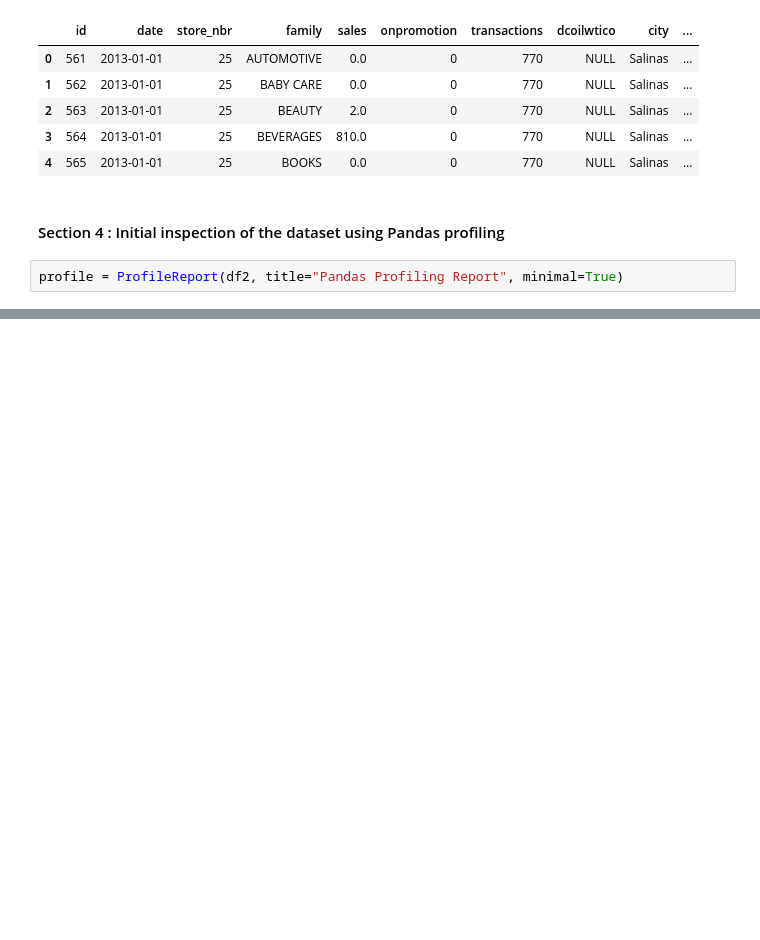
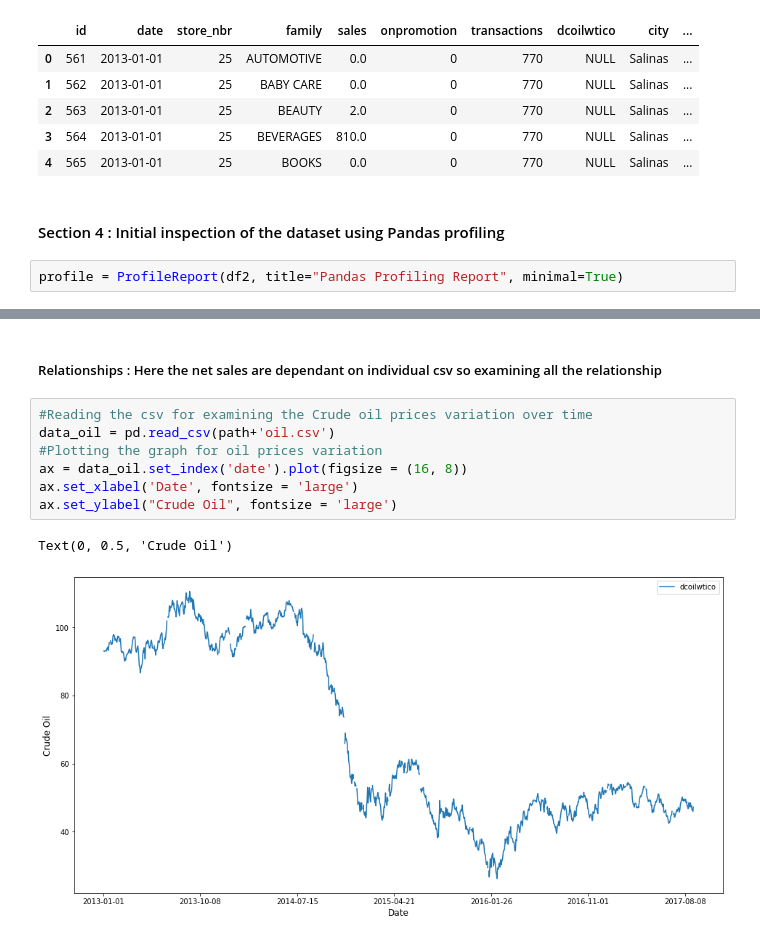
Before and after one commit to abroniewski/ML-test-repo, a Jupyter notebook: connectcsv.ipynb, the cells around one changed output, grey strips where cells are left out. Drawn from its saved outputs; the diff is of its cells as text; blank space fills up the shorter version.

```diff
--- a/connectcsv.ipynb
+++ b/connectcsv.ipynb
@@ -209,3 +209,15 @@ profile = ProfileReport(df2, title="Pandas Profiling Report", minimal=True)
 profile.to_notebook_iframe()
 # %% [output]
 [interactive output not drawn]
+# %% [markdown]
+##### Relationships : Here the net sales are dependant on individual csv so examining all the relationship
+# %%
+#Reading the csv for examining the Crude oil prices variation over time
+data_oil = pd.read_csv(path+'oil.csv')
+#Plotting the graph for oil prices variation
+ax = data_oil.set_index('date').plot(figsize = (16, 8))
+ax.set_xlabel('Date', fontsize = 'large')
+ax.set_ylabel("Crude Oil", fontsize = 'large')
+# %% [output]
+Text(0, 0.5, 'Crude Oil')
+[figure, added]
```
Also changed, not shown: parts of 5 cells of this notebook.
